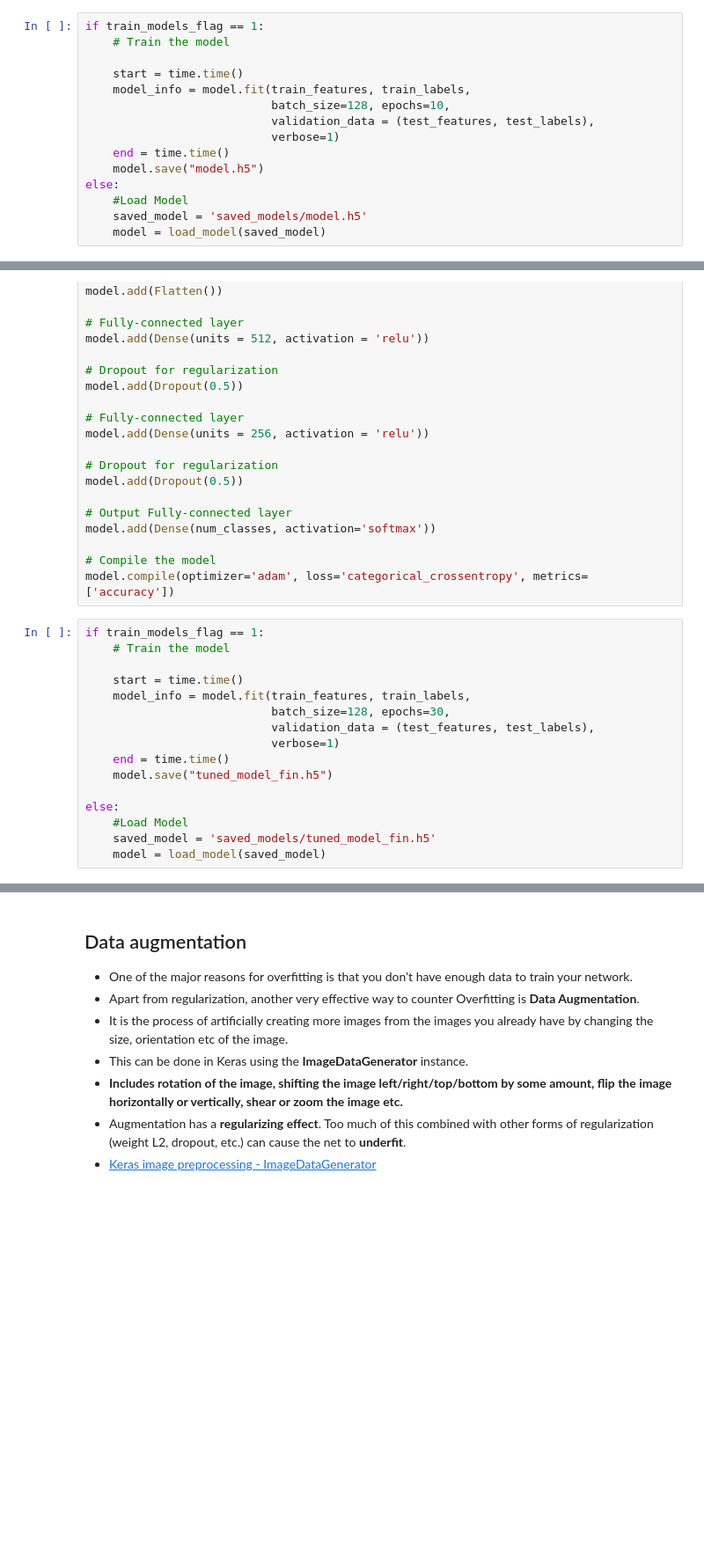
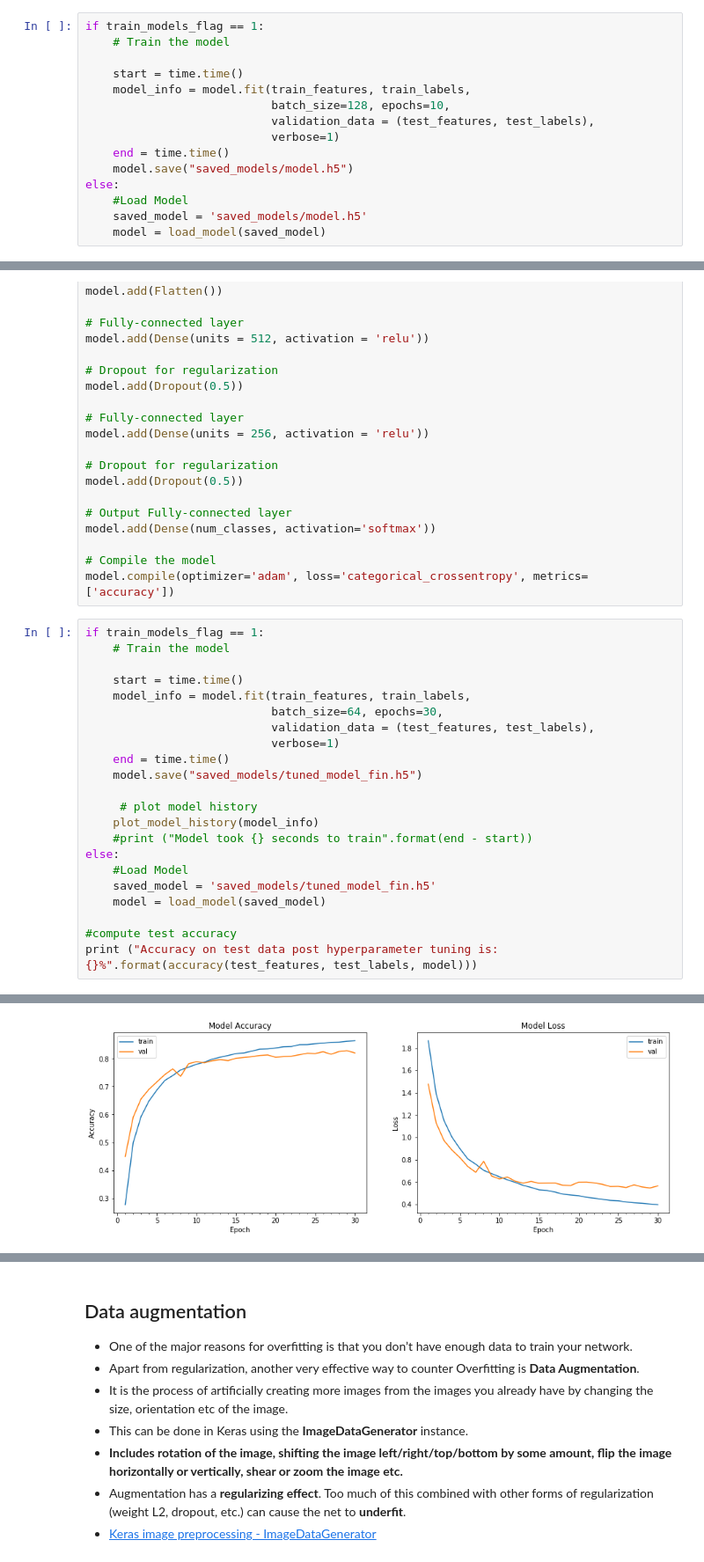
Before and after one commit to advaitsave/CNN-Image-Classification-and-Flask-Deployment, a Jupyter notebook: Image Classification in Python.ipynb, the cells around one changed output, grey strips where cells are left out. Shown: that part at 88% size. Drawn from its saved outputs; the diff is of its cells as text; blank space fills up the shorter version.

Commit message:
Updated notebook
- Added Documentation
- Formatting update

```diff
--- a/Image Classification in Python.ipynb
+++ b/Image Classification in Python.ipynb
@@ -233,7 +290,7 @@ if train_models_flag == 1:
                            validation_data = (test_features, test_labels),
                            verbose=1)
     end = time.time()
-    model.save("model.h5")
+    model.save("saved_models/model.h5")
 else:
     #Load Model
     saved_model = 'saved_models/model.h5'
@@ -365,13 +439,20 @@ if train_models_flag == 1:
 
     start = time.time()
     model_info = model.fit(train_features, train_labels,
-                           batch_size=128, epochs=30,
+                           batch_size=64, epochs=30,
                            validation_data = (test_features, test_labels),
                            verbose=1)
     end = time.time()
-    model.save("tuned_model_fin.h5")
+    model.save("saved_models/tuned_model_fin.h5")
 
+     # plot model history
+    plot_model_history(model_info)
+    #print ("Model took {} seconds to train".format(end - start))
 else:
     #Load Model
     saved_model = 'saved_models/tuned_model_fin.h5'
     model = load_model(saved_model)
+
+#compute test accuracy
+print ("Accuracy on test data post hyperparameter tuning is: {}%".format(accuracy(test_features, test_labels, model)))
+# %% [output]
@@ -377,0 +476 @@ else:
+[figure, added]
```
Also changed, not shown: parts of 24 cells of this notebook.
